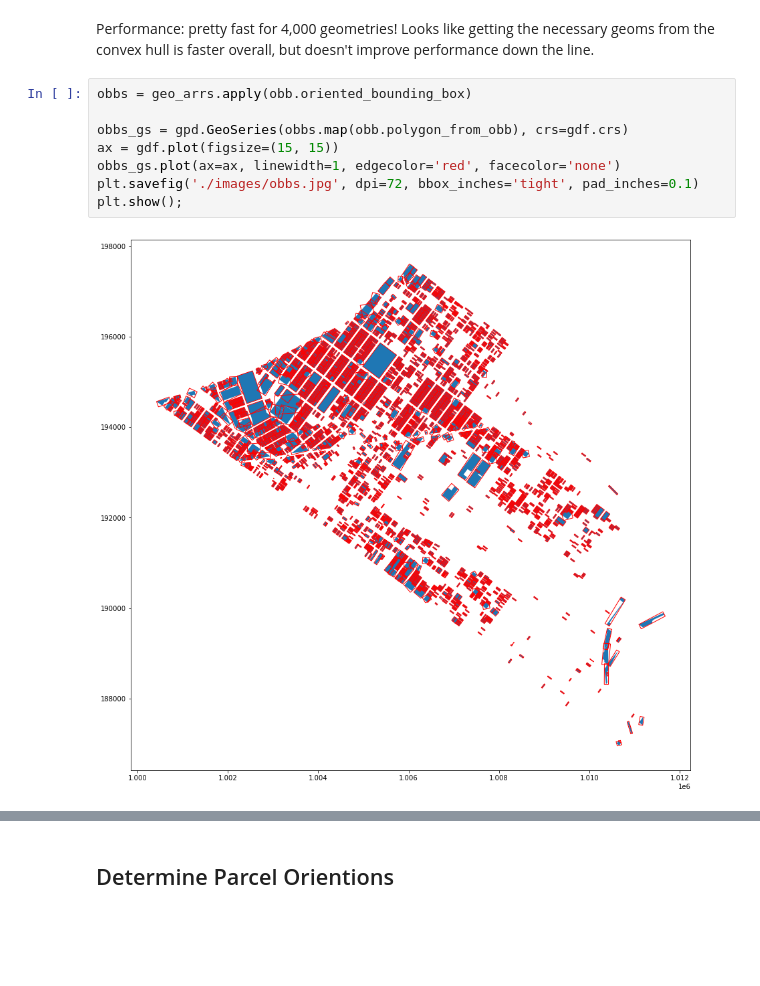
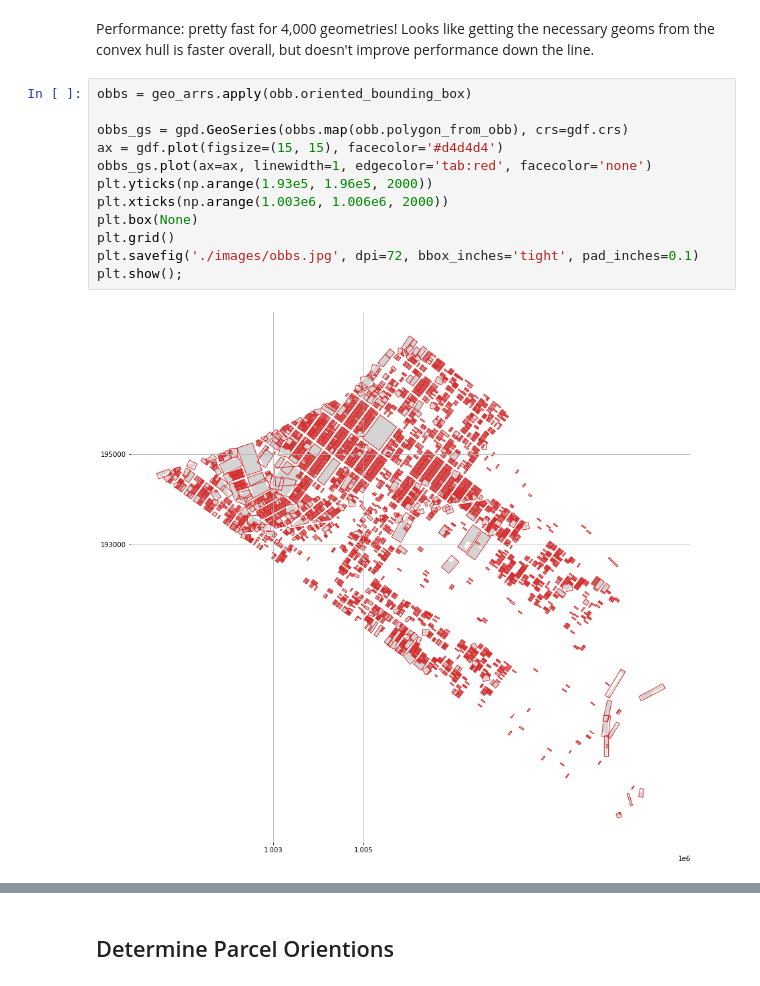
Before and after one commit to raphaellaude/geo-obb, a Jupyter notebook: examples/parcel_obbs.ipynb, the cells around one changed output, grey strips where cells are left out. Saved outputs shown, nothing was run; the diff lists cells and outputs as text; blank space fills up the shorter version.

```diff
--- a/examples/parcel_obbs.ipynb
+++ b/examples/parcel_obbs.ipynb
@@ -69,10 +69,14 @@ Performance: pretty fast for 4,000 geometries! Looks like getting the necessary
 # %%
 obbs = geo_arrs.apply(obb.oriented_bounding_box)
 
 obbs_gs = gpd.GeoSeries(obbs.map(obb.polygon_from_obb), crs=gdf.crs)
-ax = gdf.plot(figsize=(15, 15))
-obbs_gs.plot(ax=ax, linewidth=1, edgecolor='red', facecolor='none')
+ax = gdf.plot(figsize=(15, 15), facecolor='#d4d4d4')
+obbs_gs.plot(ax=ax, linewidth=1, edgecolor='tab:red', facecolor='none')
+plt.yticks(np.arange(1.93e5, 1.96e5, 2000))
+plt.xticks(np.arange(1.003e6, 1.006e6, 2000))
+plt.box(None)
+plt.grid()
 plt.savefig('./images/obbs.jpg', dpi=72, bbox_inches='tight', pad_inches=0.1)
 plt.show();
 # %% [output]
-[figure, old version]
+[figure, new version]
```
Also changed, not shown: parts of 1 cell of this notebook.
